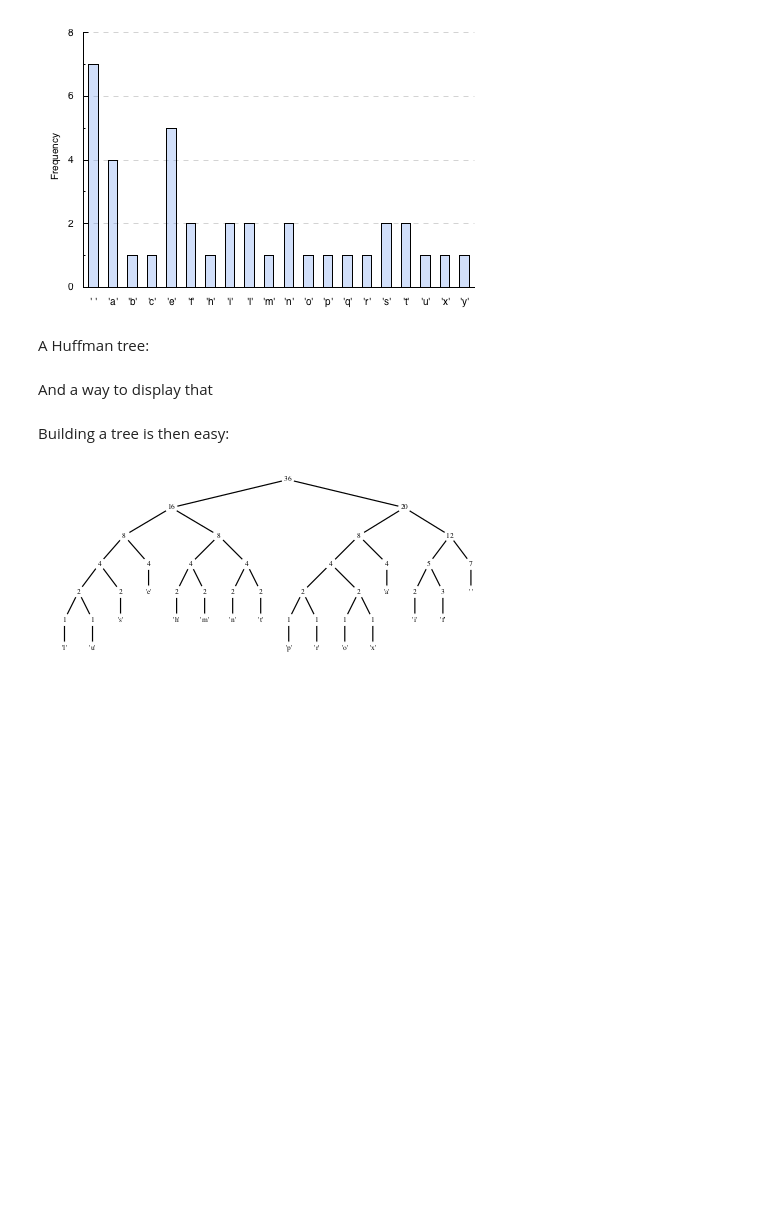
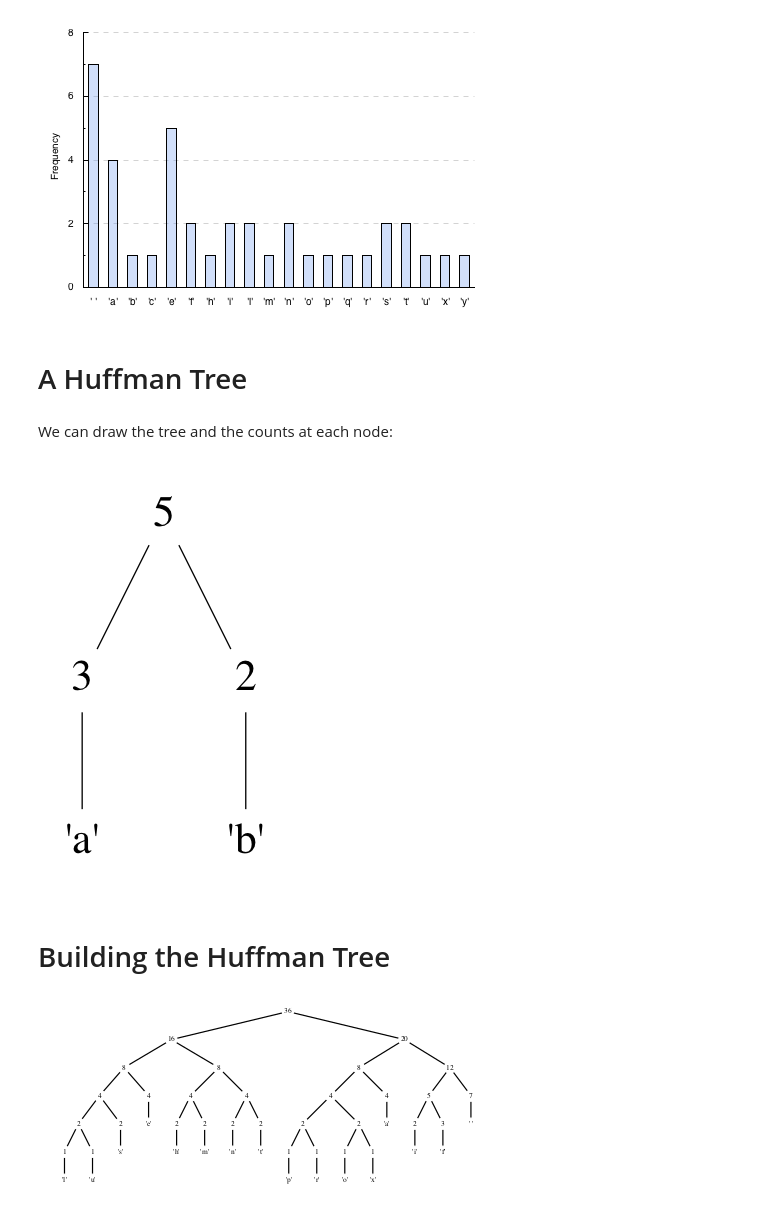
Before and after one commit to oisdk/IHaskell, a Jupyter notebook: notebooks/Privacy.ipynb, the cells around one changed output. Drawn from its saved outputs; the diff is of its cells as text; code cells hidden in the pictures; blank space fills up the shorter version.

```diff
--- a/notebooks/Privacy.ipynb
+++ b/notebooks/Privacy.ipynb
@@ -86,8 +99,8 @@ instance Show a => IHaskellDisplay (Frequencies a) where
 frequencies "this is an example of a frequency table"
 # %% [output]
 [figure]
-# %% [markdown]
-A Huffman tree:
+# %% [markdown]
+# A Huffman Tree
 # %%
 :ext DeriveFoldable
 
@@ -105,31 +118,37 @@ data Tree a
 instance Foldable1 Tree where
     foldMap1 f (Leaf _ x) = f x
     foldMap1 f (Node _ l r) = foldMap1 f l <> foldMap1 f r
-# %% [markdown]
-And a way to display that
+# %% [markdown]
+We can draw the tree and the counts at each node:
 # %%
 :ext FlexibleContexts
 
 import           Diagrams.TwoD.Layout.Tree (renderTree,symmLayout)
 import           Diagrams.Prelude          (text,fontSizeL,circle,fc
                                            ,lc,white,pad,centerXY,(#)
                                            ,(~~))
 import           IHaskell.Display          (IHaskellDisplay(display))
-import qualified Data.Tree                 as Tree
+import qualified Data.Tree                 as Rose
 
 instance Show a => IHaskellDisplay (Tree a) where
-    display = display . diagram . fblEx . toTree
+    display = display . diagram . drawTree . toTree
       where
-        toTree (Leaf i x) = Tree.Node (show i) [Tree.Node (show x) []]
-        toTree (Node i l r) = Tree.Node (show i) [toTree l, toTree r]
-        fblEx t' =
-            renderTree
+        toTree (Leaf i x) = Rose.Node (show i) [Rose.Node (show x) []]
+        toTree (Node i l r) = Rose.Node (show i) [toTree l, toTree r]
+        drawTree
+            = pad 1.1
+            . centerXY
+            . renderTree
                 (\n -> text n # fontSizeL 0.2
                     <> circle 0.2 # fc white # lc white)
                 (~~)
-                (symmLayout t') # centerXY # pad 1.1
+            . symmLayout
+
+Node 5 (Leaf 3 'a') (Leaf 2 'b')
+# %% [output]
+[figure, added]
-# %% [markdown]
-Building a tree is then easy:
+# %% [markdown]
+# Building the Huffman Tree
 # %%
 import Data.Maybe     (fromJust)
 import Data.Semigroup (Option(..))
```
Also changed, not shown: parts of 19 cells of this notebook, 1 other file.
